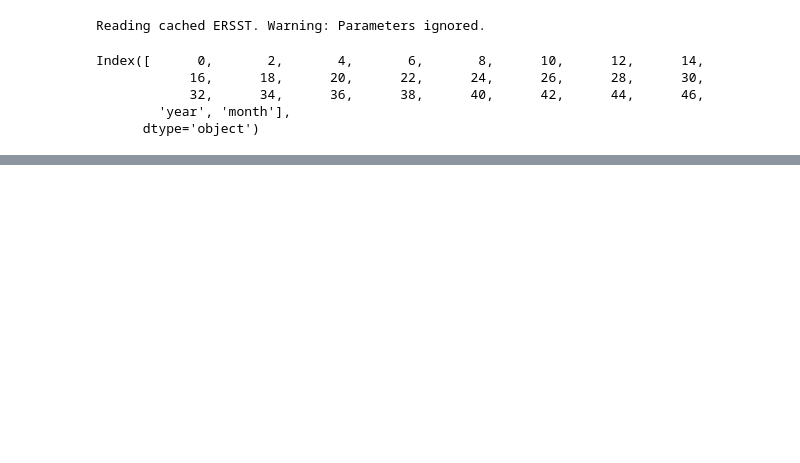
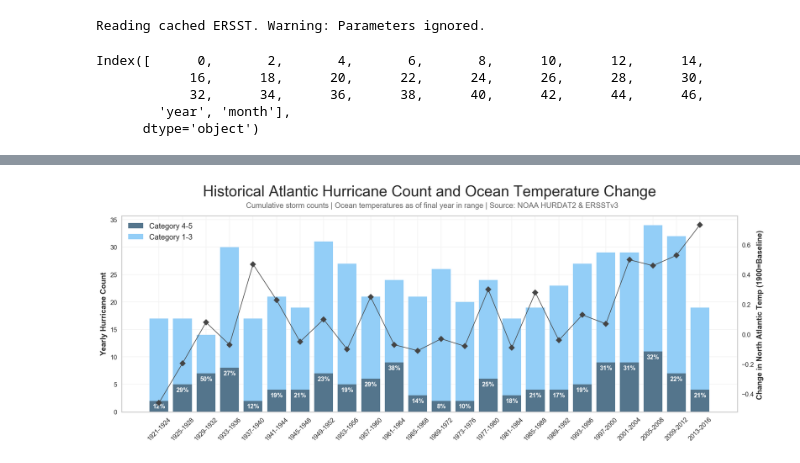
Before and after one commit to jbencina/analytics-projects, a Jupyter notebook: hurricane-trends/Hurricane.ipynb, the cells around one changed output, grey strips where cells are left out. Drawn from its saved outputs; the diff is of its cells as text; code cells hidden in the pictures; blank space fills up the shorter version.

```diff
--- a/hurricane-trends/Hurricane.ipynb
+++ b/hurricane-trends/Hurricane.ipynb
@@ -150,0 +165,38 @@ yearly['median_change'].plot(kind='bar', figsize=(15,3), title='Median SST Chang
+# %%
+def plot_yearly(data):
+    %matplotlib inline
+    %config InlineBackend.figure_format = 'retina' # Surfacebook has crazy high DPI
+
+    sb.set_style('white', rc={'axes.edgecolor': '#CCCCCC', 'grid.color':'#F3F3F3', 'axes.grid': True})
+
+    # Plot the hurricane data and give it friendly names
+    ax = yearly[['H','L']].plot(kind='bar', stacked=True, figsize=(15,6), width=0.8, color=['#54758C','#93CEF7']);
+    plt.xticks(range(len(data)), data['label'], rotation=45)
+    ax.set_ylabel('Yearly Hurricane Count', fontsize=12, weight='bold')
+    ax.set_xlabel('')
+
+    # Give the legend a friendly name
+    ax.legend(labels=['Category 4-5','Category 1-3'], fontsize=12)
+
+    # Print the % for each bar but offset it down a bit. Using the max value as an anchorpoint works well
+    offset = max(data['H'] + data['L']) * 0.04
+    for yr in range(len(data)):
+        ax.text(yr, data.iloc[yr, 1] - offset, '{:.0%}'.format(data.iloc[yr, -2]), ha='center',
+                color='white', weight='bold')
+
+    # Add a second axis for the change in temperature
+    ax2 = ax.twinx()
+    ax2.plot(data['median_change'], color='#444444', linestyle='-', marker='D', linewidth=1)
+    ax2.grid(False)
+    ax2.set_ylabel('Change in North Atlantic Temp (1900=Baseline) ', fontsize=12, weight='bold')
+
+    # Give it a nice title
+    plt.title('Historical Atlantic Hurricane Count and Ocean Temperature Change', fontsize=24, y=1.08)
+    plt.suptitle('Cumulative storm counts | Ocean temperatures as of final year in range | Source: NOAA HURDAT2 & ERSSTv3',
+                 y=0.91, color='#666666')
+
+    plt.tight_layout()
+    plt.savefig('test.jpg', dpi=300)
+plot_yearly(yearly)
+# %% [output]
+[figure, added]
```
Also changed, not shown: parts of 14 cells of this notebook.
